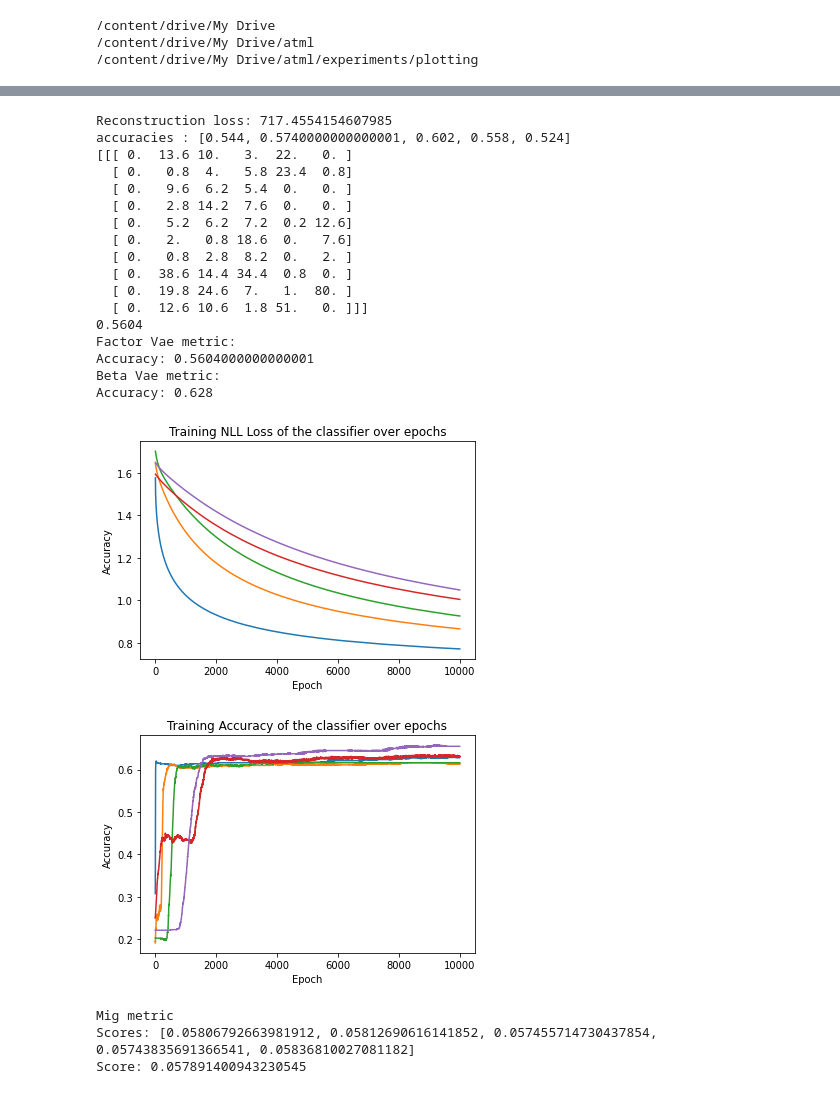
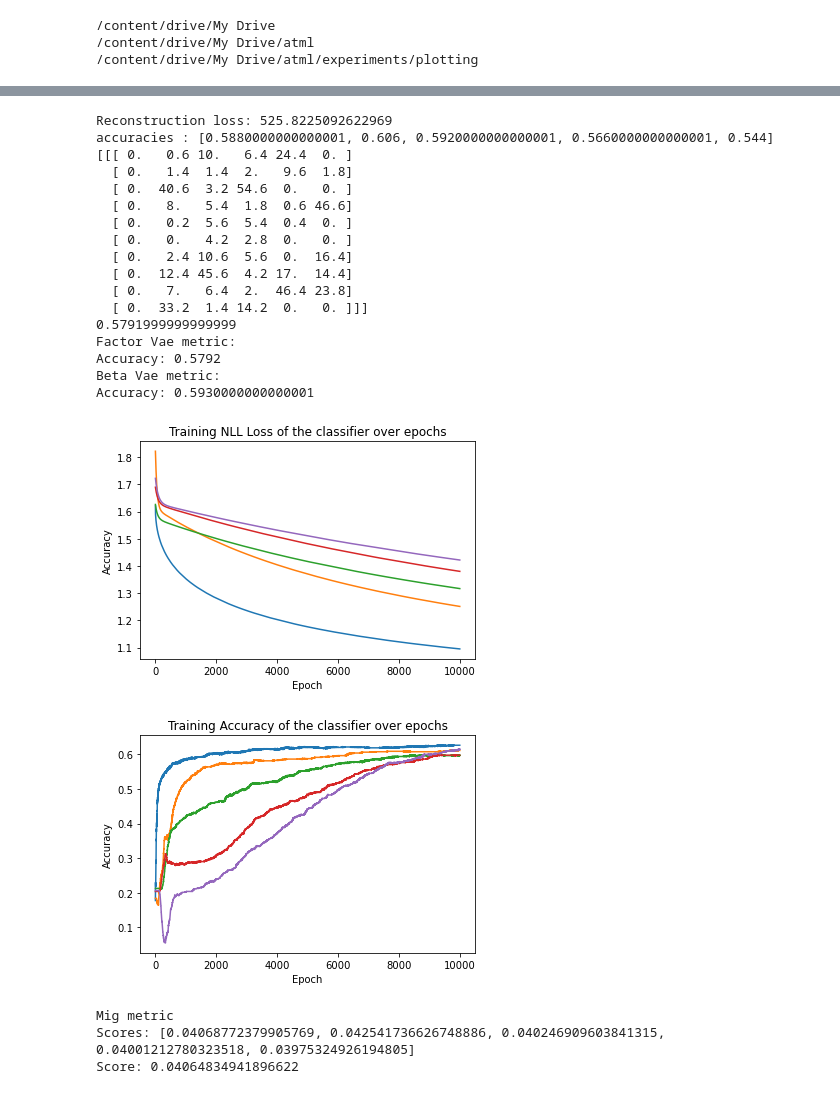
Before and after one commit to hzzhyj/atml, a Jupyter notebook: experiments/plotting/compute_metric_scores.ipynb, the cells around one changed output, grey strips where cells are left out. Cells and saved outputs as stored; diff of their text form; code cells hidden in the pictures.

Commit message:
new plots for uniform noise

```diff
--- a/experiments/plotting/compute_metric_scores.ipynb
+++ b/experiments/plotting/compute_metric_scores.ipynb
@@ -69,13 +69,13 @@ data_ = CustomDSpritesDataset(dataset,seed=seed)
 # transform = None
 # transform_needs_latents = False
 
-# folder = 'uniform_noise_dataset_bernoulli_fc_models'
-# transform = AddUniformNoise(-.1, .1)
-# transform_needs_latents = False
+folder = 'uniform_noise_dataset_bernoulli_fc_models'
+transform = AddUniformNoise(-.1, .1)
+transform_needs_latents = False
 
-folder = 'generated_noise_bernoulli_fc_models'
-transform = AddGeneratedNoise("../../datasets/noisenet.pth", device)
-transform_needs_latents = True
+#folder = 'generated_noise_bernoulli_fc_models'
+#transform = AddGeneratedNoise("../../datasets/noisenet.pth", device)
+#transform_needs_latents = True
 # %%
 data_train, data_test = train_test_random_split(data_.idx, 0.8, seed=seed)
 # %%
@@ -117 +97,25 @@ except FileNotFoundError:
+# %%
+recon_losses = []
+betavae_metric_accuracies=[]
+factorvae_metric_accuracies=[]
+mig_scores = []
+try:
+    recon_losses = list(np.load(folder+"_test_recon_losses.npy"))
+except FileNotFoundError:
+    pass
+
+try:
+    betavae_metric_accuracies = list(np.load(folder+"_betavaemetric_scores.npy"))
+except FileNotFoundError:
+    pass
+
+try:
+    factorvae_metric_accuracies = list(np.load(folder+"_factorvaemetric_scores.npy"))
+except FileNotFoundError:
+    pass
+
+try:
+    mig_scores = list(np.load(folder+"_mig_scores.npy"))
+except FileNotFoundError:
+    pass
 # %%
@@ -121,8 +128,10 @@ model_names[len(mig_scores):]
 # %%
 i=1
 
-for name in model_names[len(mig_scores):]:
-    model = torch.load('../trained_models/'+folder+"/"+name, map_location=device)
+#for name in model_names[len(mig_scores):]:
+for name in model_names:
+    print(name)
+    model = torch.load('../trained_models/'+folder+'/'+name, map_location=device)
     print("model "+str(i)+": "+name)
     if "betavae" in name:
         recon_loss = test_beta_vae(model, test_loader,0, 'bernoulli', data_, transform, transform_needs_latents, device=device)
@@ -167,22 +177,22 @@ model 1: gen_noise_factorvae_epochs50_gamma5_lrvae0.01_lrd0.0001.dat
-Reconstruction loss: 717.4554154607985
-accuracies : [0.544, 0.5740000000000001, 0.602, 0.558, 0.524]
-[[[ 0.  13.6 10.   3.  22.   0. ]
-  [ 0.   0.8  4.   5.8 23.4  0.8]
-  [ 0.   9.6  6.2  5.4  0.   0. ]
-  [ 0.   2.8 14.2  7.6  0.   0. ]
-  [ 0.   5.2  6.2  7.2  0.2 12.6]
-  [ 0.   2.   0.8 18.6  0.   7.6]
-  [ 0.   0.8  2.8  8.2  0.   2. ]
-  [ 0.  38.6 14.4 34.4  0.8  0. ]
-  [ 0.  19.8 24.6  7.   1.  80. ]
-  [ 0.  12.6 10.6  1.8 51.   0. ]]]
-0.5604
+Reconstruction loss: 525.8225092622969
+accuracies : [0.5880000000000001, 0.606, 0.5920000000000001, 0.5660000000000001, 0.544]
+[[[ 0.   0.6 10.   6.4 24.4  0. ]
+  [ 0.   1.4  1.4  2.   9.6  1.8]
+  [ 0.  40.6  3.2 54.6  0.   0. ]
+  [ 0.   8.   5.4  1.8  0.6 46.6]
+  [ 0.   0.2  5.6  5.4  0.4  0. ]
+  [ 0.   0.   4.2  2.8  0.   0. ]
+  [ 0.   2.4 10.6  5.6  0.  16.4]
+  [ 0.  12.4 45.6  4.2 17.  14.4]
+  [ 0.   7.   6.4  2.  46.4 23.8]
+  [ 0.  33.2  1.4 14.2  0.   0. ]]]
+0.5791999999999999
 Factor Vae metric:
-Accuracy: 0.5604000000000001
+Accuracy: 0.5792
 Beta Vae metric:
-Accuracy: 0.628
+Accuracy: 0.5930000000000001
-[figure, old version]
+[figure, new version]
-[figure, old version]
+[figure, new version]
 Mig metric
-Scores: [0.05806792663981912, 0.05812690616141852, 0.057455714730437854, 0.05743835691366541, 0.05836810027081182]
-Score: 0.057891400943230545
+Scores: [0.04068772379905769, 0.042541736626748886, 0.040246909603841315, 0.04001212780323518, 0.03975324926194805]
+Score: 0.04064834941896622
```
Also changed, not shown: parts of 6 cells of this notebook, 6 other files.
